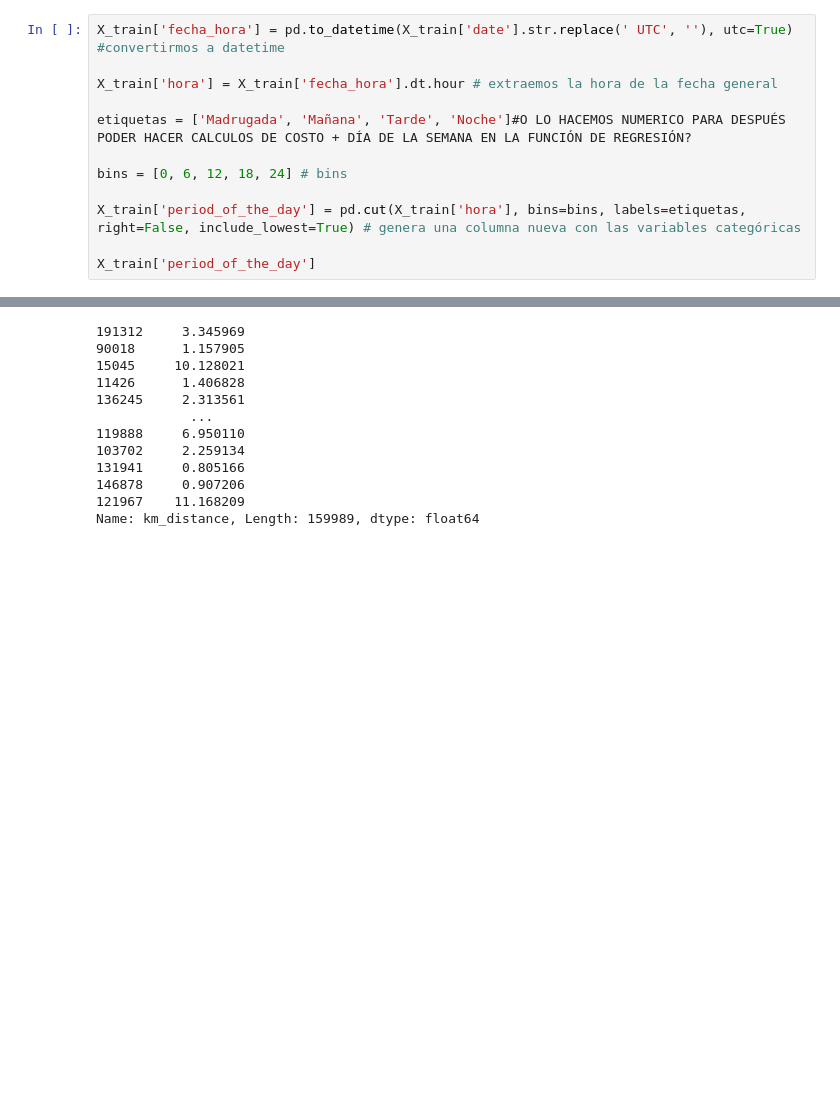
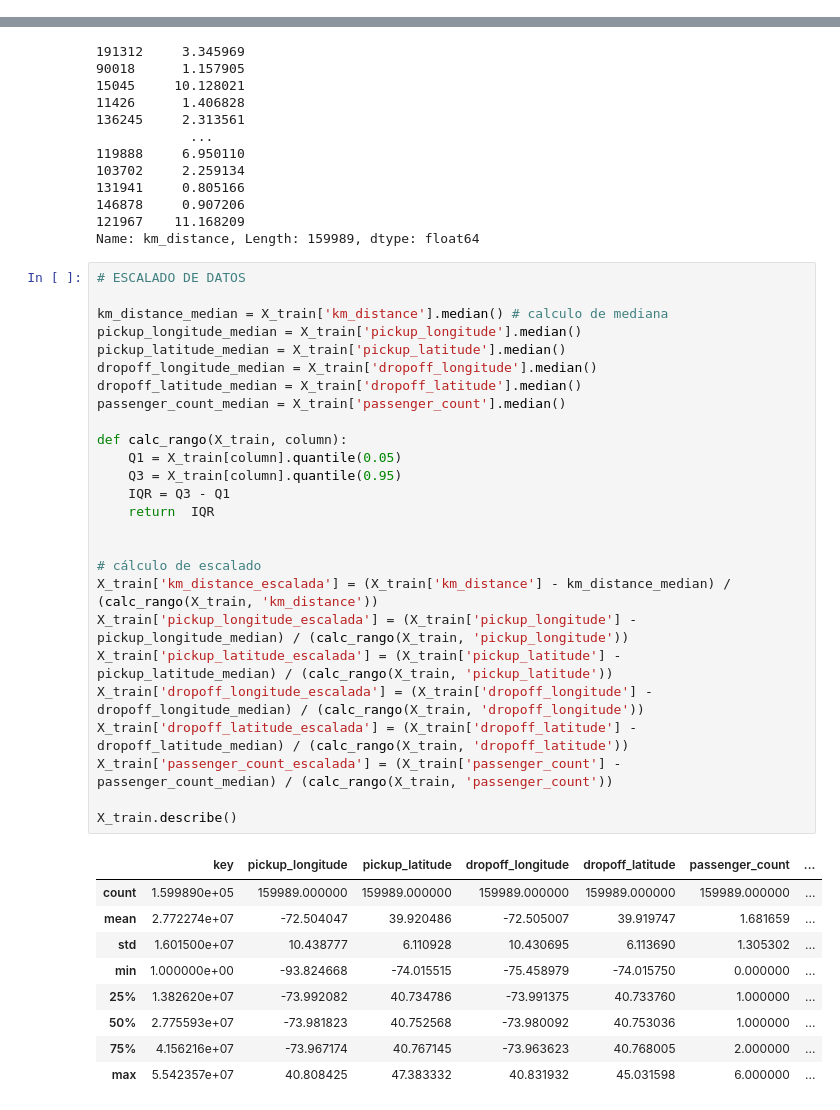
Before and after one commit to FefeTroanes/AA1-TUIA-2025C2-Molina-Romano-Troanes, a Jupyter notebook: TP-Regresion-AA1-2025C1.ipynb, the cells around one changed output, grey strips where cells are left out. Saved outputs shown, nothing was run; the diff lists cells and outputs as text; blank space fills up the shorter version.

Commit message:
cree columnas numericas escaladas

```diff
--- a/TP-Regresion-AA1-2025C1.ipynb
+++ b/TP-Regresion-AA1-2025C1.ipynb
@@ -233,15 +233,3 @@ X_train['hora_cos']
 146878    0.866025
 121967    0.707107
 Name: hora_cos, Length: 159989, dtype: float64
-# %%
-X_train['fecha_hora'] = pd.to_datetime(X_train['date'].str.replace(' UTC', ''), utc=True) #convertirmos a datetime
-
-X_train['hora'] = X_train['fecha_hora'].dt.hour # extraemos la hora de la fecha general
-
-etiquetas = ['Madrugada', 'Mañana', 'Tarde', 'Noche']#O LO HACEMOS NUMERICO PARA DESPUÉS PODER HACER CALCULOS DE COSTO + DÍA DE LA SEMANA EN LA FUNCIÓN DE REGRESIÓN?
-
-bins = [0, 6, 12, 18, 24] # bins
-
-X_train['period_of_the_day'] = pd.cut(X_train['hora'], bins=bins, labels=etiquetas, right=False, include_lowest=True) # genera una columna nueva con las variables categóricas
-
-X_train['period_of_the_day']
@@ -276,3 +250,39 @@ X_train['km_distance']
 146878     0.907206
 121967    11.168209
 Name: km_distance, Length: 159989, dtype: float64
+# %%
+# ESCALADO DE DATOS
+
+km_distance_median = X_train['km_distance'].median() # calculo de mediana
+pickup_longitude_median = X_train['pickup_longitude'].median()
+pickup_latitude_median = X_train['pickup_latitude'].median()
+dropoff_longitude_median = X_train['dropoff_longitude'].median()
+dropoff_latitude_median = X_train['dropoff_latitude'].median()
+passenger_count_median = X_train['passenger_count'].median()
+
+def calc_rango(X_train, column):
+    Q1 = X_train[column].quantile(0.05)
+    Q3 = X_train[column].quantile(0.95)
+    IQR = Q3 - Q1
+    return  IQR
+
+
+# cálculo de escalado
+X_train['km_distance_escalada'] = (X_train['km_distance'] - km_distance_median) / (calc_rango(X_train, 'km_distance'))
+X_train['pickup_longitude_escalada'] = (X_train['pickup_longitude'] - pickup_longitude_median) / (calc_rango(X_train, 'pickup_longitude'))
+X_train['pickup_latitude_escalada'] = (X_train['pickup_latitude'] - pickup_latitude_median) / (calc_rango(X_train, 'pickup_latitude'))
+X_train['dropoff_longitude_escalada'] = (X_train['dropoff_longitude'] - dropoff_longitude_median) / (calc_rango(X_train, 'dropoff_longitude'))
+X_train['dropoff_latitude_escalada'] = (X_train['dropoff_latitude'] - dropoff_latitude_median) / (calc_rango(X_train, 'dropoff_latitude'))
+X_train['passenger_count_escalada'] = (X_train['passenger_count'] - passenger_count_median) / (calc_rango(X_train, 'passenger_count'))
+
+X_train.describe()
+# %% [output]
+|  | key | pickup_longitude | pickup_latitude | dropoff_longitude | dropoff_latitude | passenger_count | ... |
+| count | 1.599890e+05 | 159989.000000 | 159989.000000 | 159989.000000 | 159989.000000 | 159989.000000 | ... |
+| mean | 2.772274e+07 | -72.504047 | 39.920486 | -72.505007 | 39.919747 | 1.681659 | ... |
+| std | 1.601500e+07 | 10.438777 | 6.110928 | 10.430695 | 6.113690 | 1.305302 | ... |
+| min | 1.000000e+00 | -93.824668 | -74.015515 | -75.458979 | -74.015750 | 0.000000 | ... |
+| 25% | 1.382620e+07 | -73.992082 | 40.734786 | -73.991375 | 40.733760 | 1.000000 | ... |
+| 50% | 2.775593e+07 | -73.981823 | 40.752568 | -73.980092 | 40.753036 | 1.000000 | ... |
+| 75% | 4.156216e+07 | -73.967174 | 40.767145 | -73.963623 | 40.768005 | 2.000000 | ... |
+| max | 5.542357e+07 | 40.808425 | 47.383332 | 40.831932 | 45.031598 | 6.000000 | ... |
```
Also changed, not shown: parts of 2 cells of this notebook.
